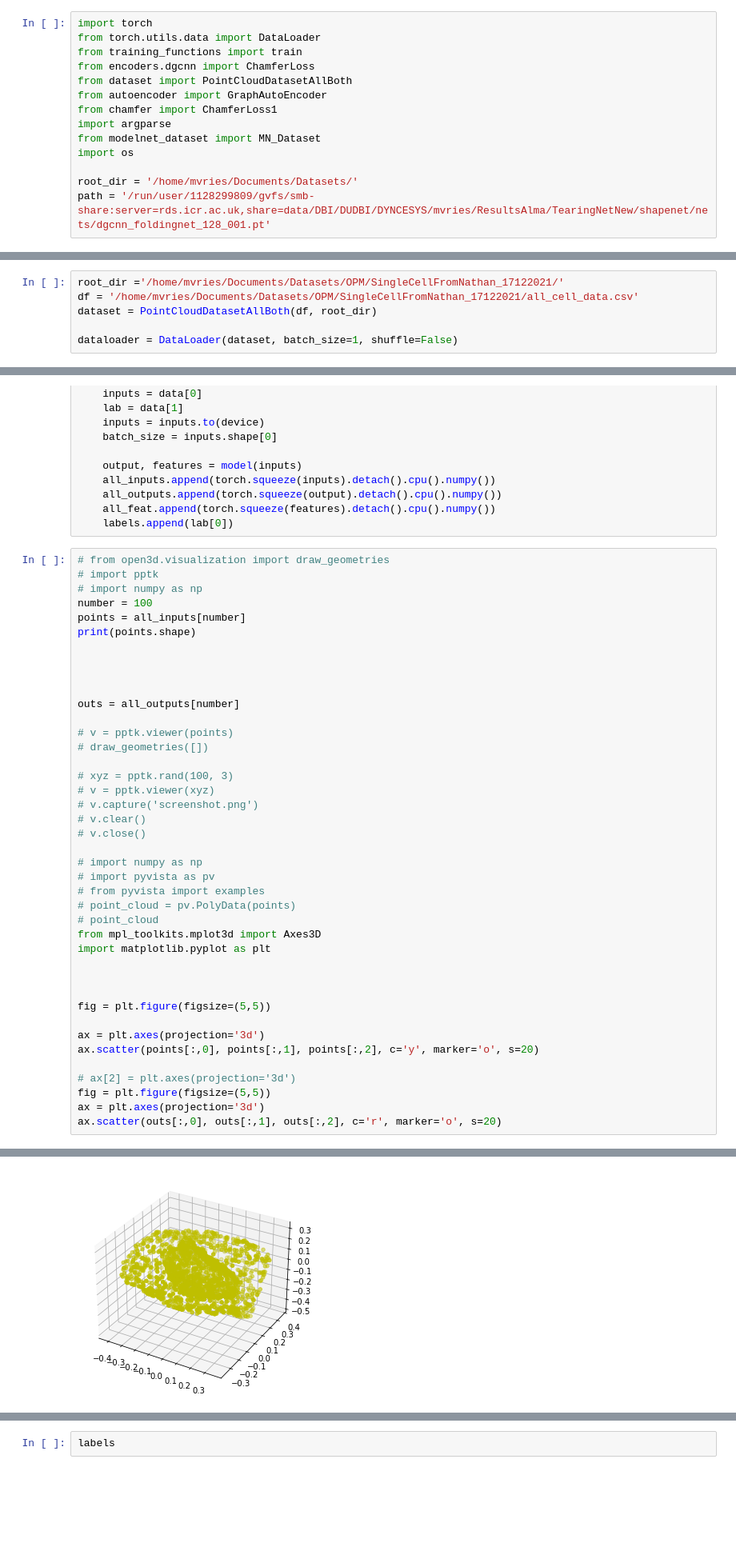
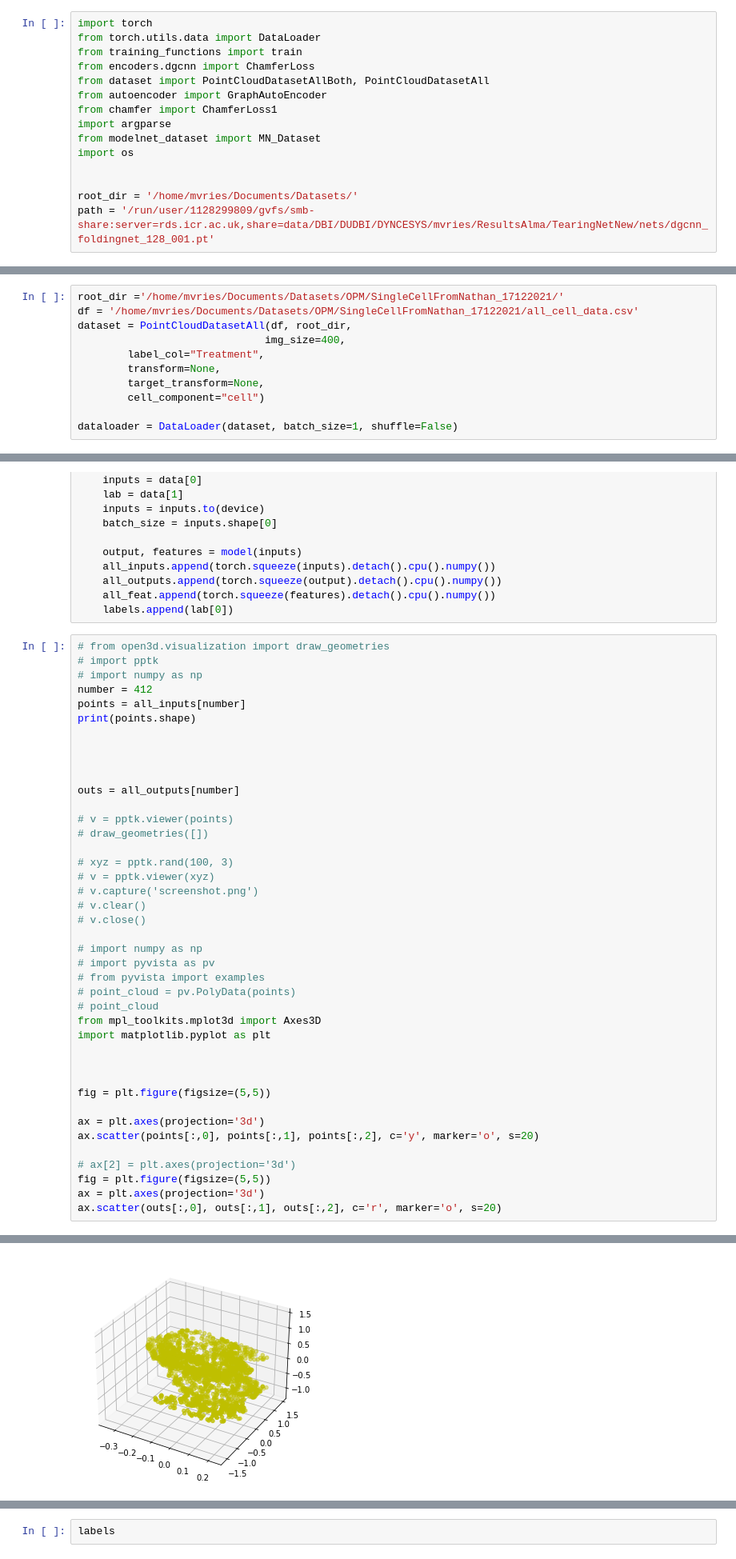
Before and after one commit to DeVriesMatt/TearingNetNew, a Jupyter notebook: extract_modelnet_features.ipynb, the cells around one changed output, grey strips where cells are left out. Shown: that part at 80% size. Drawn from its saved outputs; the diff is of its cells as text; blank space fills up the shorter version.

Commit message:
allow dec on alma

```diff
--- a/extract_modelnet_features.ipynb
+++ b/extract_modelnet_features.ipynb
@@ -3,15 +3,16 @@ import torch
 from torch.utils.data import DataLoader
 from training_functions import train
 from encoders.dgcnn import ChamferLoss
-from dataset import PointCloudDatasetAllBoth
+from dataset import PointCloudDatasetAllBoth, PointCloudDatasetAll
 from autoencoder import GraphAutoEncoder
 from chamfer import ChamferLoss1
 import argparse
 from modelnet_dataset import MN_Dataset
 import os
 
+
 root_dir = '/home/mvries/Documents/Datasets/'
-path = '/run/user/1128299809/gvfs/smb-share:server=rds.icr.ac.uk,share=data/DBI/DUDBI/DYNCESYS/mvries/ResultsAlma/TearingNetNew/shapenet/nets/dgcnn_foldingnet_128_001.pt'
+path = '/run/user/1128299809/gvfs/smb-share:server=rds.icr.ac.uk,share=data/DBI/DUDBI/DYNCESYS/mvries/ResultsAlma/TearingNetNew/nets/dgcnn_foldingnet_128_001.pt'
 # %%
 model = GraphAutoEncoder(num_features=128, k=20, encoder_type="dgcnn", decoder_type='foldingnet')
 checkpoint = torch.load(path)['model_state_dict']
@@ -65,6 +66,11 @@ model.load_state_dict(model_dict)
 # %%
 root_dir ='/home/mvries/Documents/Datasets/OPM/SingleCellFromNathan_17122021/'
 df = '/home/mvries/Documents/Datasets/OPM/SingleCellFromNathan_17122021/all_cell_data.csv'
-dataset = PointCloudDatasetAllBoth(df, root_dir)
+dataset = PointCloudDatasetAll(df, root_dir,
+                              img_size=400,
+        label_col="Treatment",
+        transform=None,
+        target_transform=None,
+        cell_component="cell")
 
 dataloader = DataLoader(dataset, batch_size=1, shuffle=False)
@@ -108,7 +118,7 @@ for data in tqdm(dataloader):
 # from open3d.visualization import draw_geometries
 # import pptk
 # import numpy as np
-number = 100
+number = 412
 points = all_inputs[number]
 print(points.shape)
 
@@ -121,31 +131,31 @@ outs = all_outputs[number]
 # draw_geometries([])
 
 # xyz = pptk.rand(100, 3)
 # v = pptk.viewer(xyz)
 # v.capture('screenshot.png')
 # v.clear()
 # v.close()
 
 # import numpy as np
 # import pyvista as pv
 # from pyvista import examples
 # point_cloud = pv.PolyData(points)
 # point_cloud
 from mpl_toolkits.mplot3d import Axes3D
 import matplotlib.pyplot as plt
 
 
 
 fig = plt.figure(figsize=(5,5))
 
 ax = plt.axes(projection='3d')
 ax.scatter(points[:,0], points[:,1], points[:,2], c='y', marker='o', s=20)
 
 # ax[2] = plt.axes(projection='3d')
 fig = plt.figure(figsize=(5,5))
 ax = plt.axes(projection='3d')
 ax.scatter(outs[:,0], outs[:,1], outs[:,2], c='r', marker='o', s=20)
 # %% [output]
 (2048, 3)
 <mpl_toolkits.mplot3d.art3d.Path3DCollection at 0x...>
-[figure, old version]
+[figure, new version]
```
Also changed, not shown: parts of 4 cells of this notebook, 5 other files.
